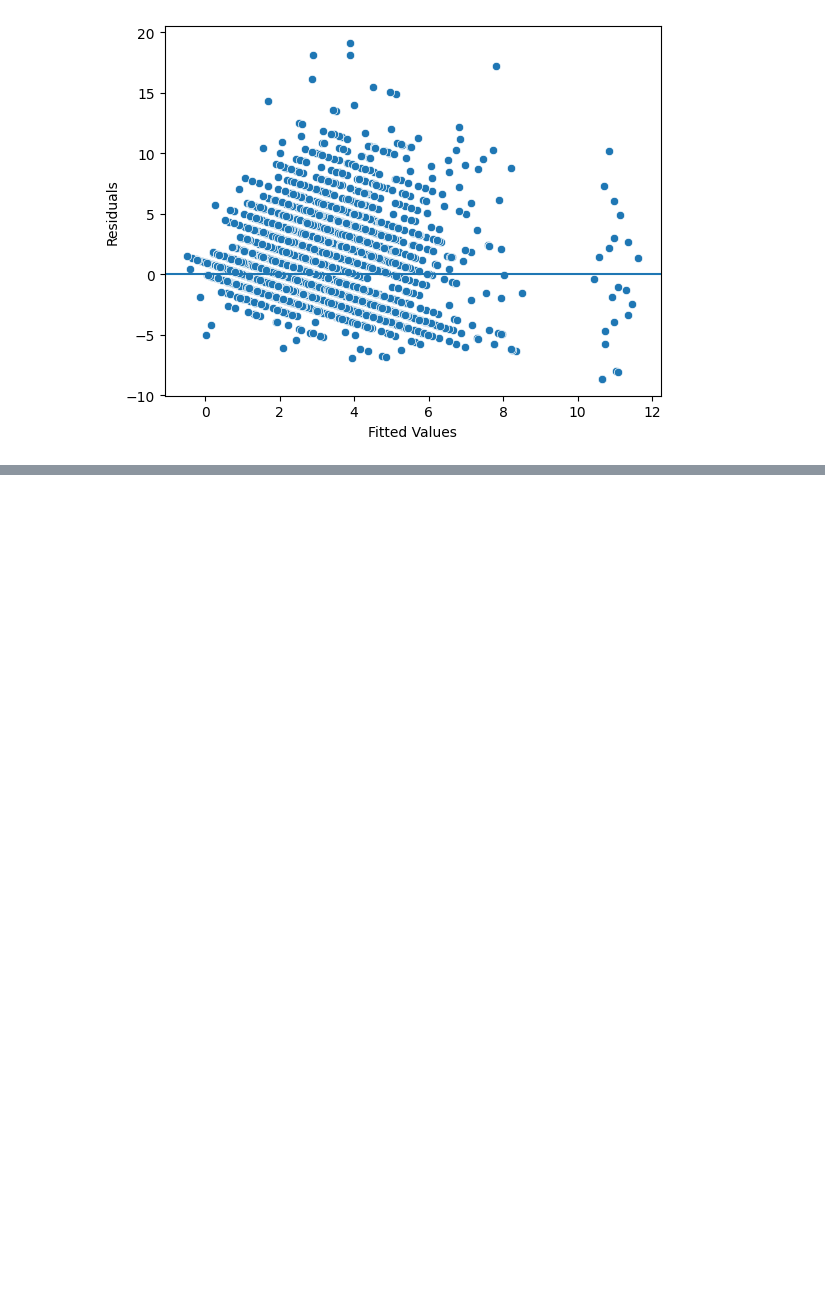
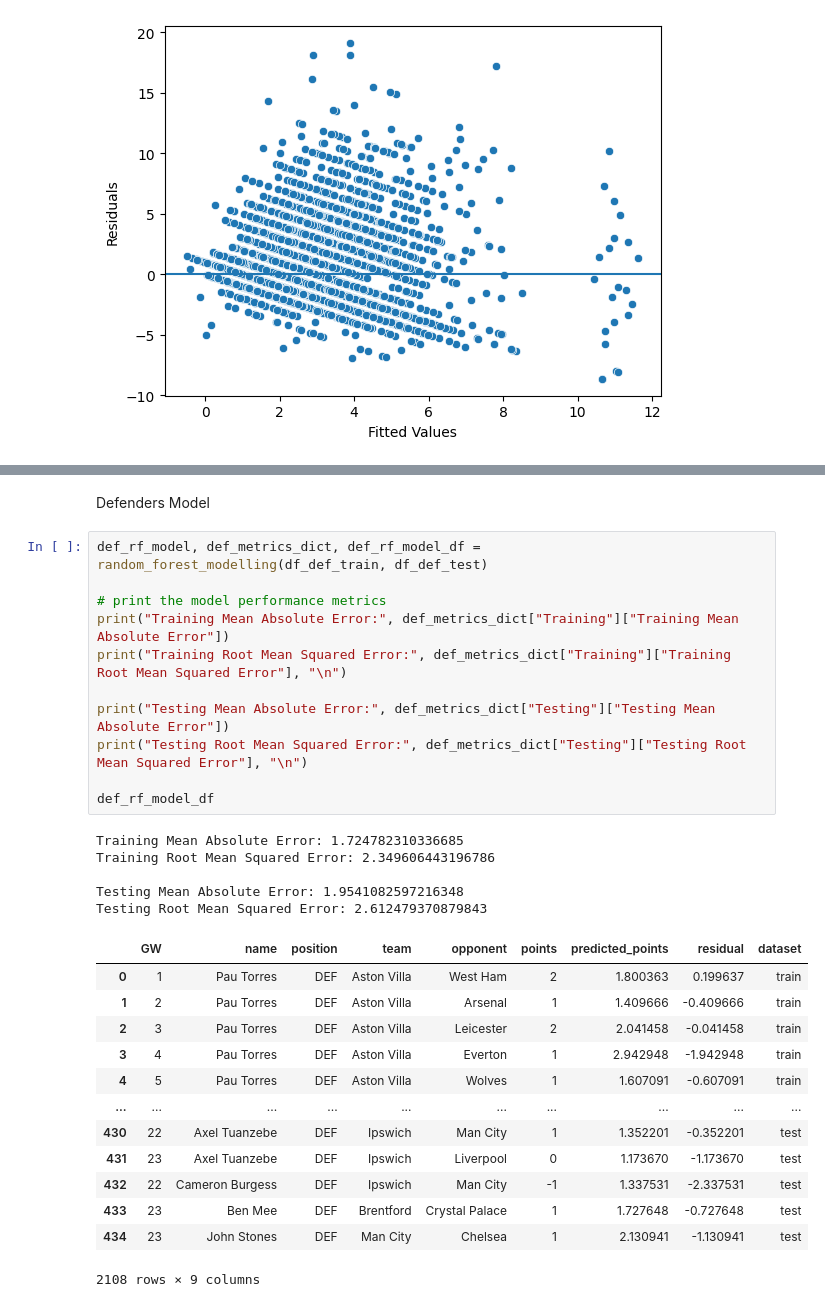
Before and after one commit to mattfurey1/fpl_points_predictor, a Jupyter notebook: project.ipynb, the cells around one changed output, grey strips where cells are left out. Drawn from its saved outputs; the diff is of its cells as text; blank space fills up the shorter version.

```diff
--- a/project.ipynb
+++ b/project.ipynb
@@ -1294,0 +1462,32 @@ Get future fixtures and make predictions for predicted points, and then rank who
+# %% [markdown]
+Defenders Model
+# %%
+def_rf_model, def_metrics_dict, def_rf_model_df = random_forest_modelling(df_def_train, df_def_test)
+
+# print the model performance metrics
+print("Training Mean Absolute Error:", def_metrics_dict["Training"]["Training Mean Absolute Error"])
+print("Training Root Mean Squared Error:", def_metrics_dict["Training"]["Training Root Mean Squared Error"], "\n")
+
+print("Testing Mean Absolute Error:", def_metrics_dict["Testing"]["Testing Mean Absolute Error"])
+print("Testing Root Mean Squared Error:", def_metrics_dict["Testing"]["Testing Root Mean Squared Error"], "\n")
+
+def_rf_model_df
+# %% [output]
+Training Mean Absolute Error: 1.724782310336685
+Training Root Mean Squared Error: 2.349606443196786
+
+Testing Mean Absolute Error: 1.9541082597216348
+Testing Root Mean Squared Error: 2.612479370879843
+|  | GW | name | position | team | opponent | points | predicted_points | residual | dataset |
+| 0 | 1 | Pau Torres | DEF | Aston Villa | West Ham | 2 | 1.800363 | 0.199637 | train |
+| 1 | 2 | Pau Torres | DEF | Aston Villa | Arsenal | 1 | 1.409666 | -0.409666 | train |
+| 2 | 3 | Pau Torres | DEF | Aston Villa | Leicester | 2 | 2.041458 | -0.041458 | train |
+| 3 | 4 | Pau Torres | DEF | Aston Villa | Everton | 1 | 2.942948 | -1.942948 | train |
+| 4 | 5 | Pau Torres | DEF | Aston Villa | Wolves | 1 | 1.607091 | -0.607091 | train |
+| ... | ... | ... | ... | ... | ... | ... | ... | ... | ... |
+| 430 | 22 | Axel Tuanzebe | DEF | Ipswich | Man City | 1 | 1.352201 | -0.352201 | test |
+| 431 | 23 | Axel Tuanzebe | DEF | Ipswich | Liverpool | 0 | 1.173670 | -1.173670 | test |
+| 432 | 22 | Cameron Burgess | DEF | Ipswich | Man City | -1 | 1.337531 | -2.337531 | test |
+| 433 | 23 | Ben Mee | DEF | Brentford | Crystal Palace | 1 | 1.727648 | -0.727648 | test |
+| 434 | 23 | John Stones | DEF | Man City | Chelsea | 1 | 2.130941 | -1.130941 | test |
+2108 rows × 9 columns
```
Also changed, not shown: parts of 39 cells of this notebook, 2 other files.
